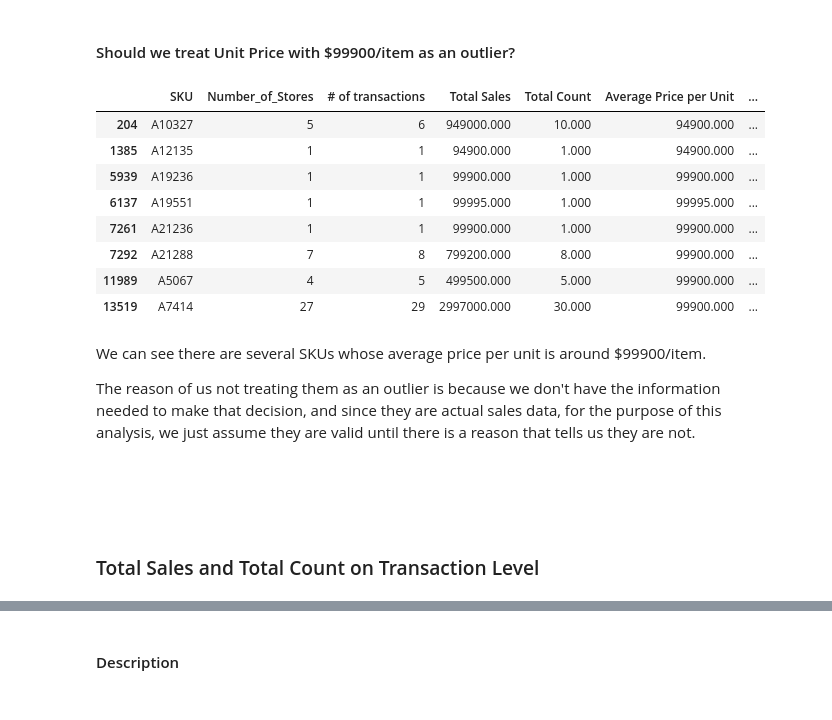
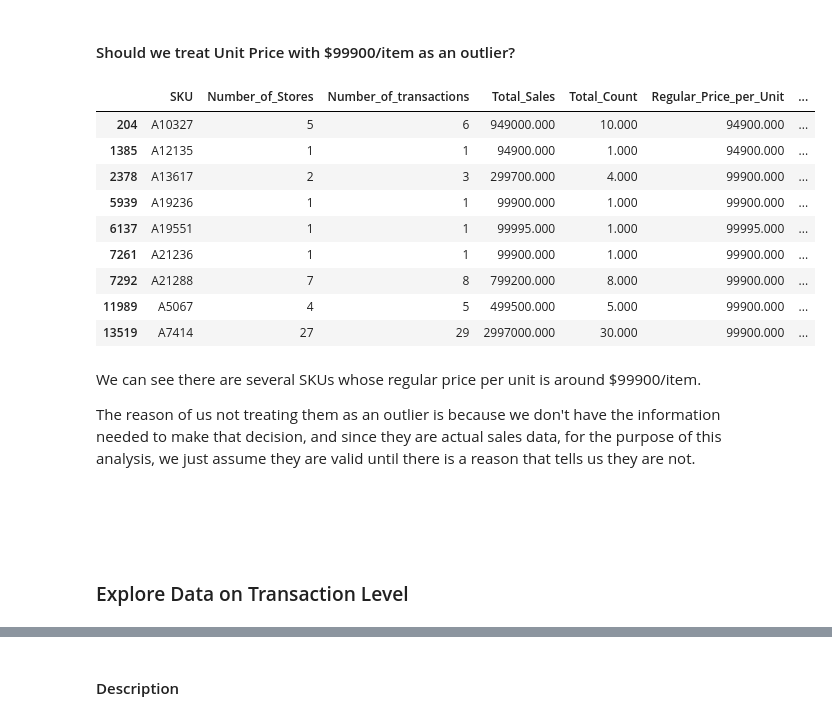
Before and after one commit to WorgenZhang/Retail-Project, a Jupyter notebook: EDA.ipynb, the cells around one changed output, grey strips where cells are left out. Drawn from its saved outputs; the diff is of its cells as text; code cells hidden in the pictures.

```diff
--- a/EDA.ipynb
+++ b/EDA.ipynb
@@ -189,13 +205,21 @@ A10644 are sold across 55 stores and A10809 are sold across 66 stores, meaning t
 # %%
 q = '''
     select
-        SKU, count(distinct StoreID) as 'Number_of_Stores', count(distinct TransactionID) as '# of transactions',
-        sum(Sales) as 'Total Sales', sum(Count) as 'Total Count', sum(Sales)/sum(Count) as 'Average Price per Unit',
-        sum(Sales)/count(distinct TransactionID) as 'Average Sales per Basket For Specific SKU'
+        a.SKU, a.Number_of_Stores, a.Number_of_transactions, a.Total_Sales, a.Total_Count,
+        b.Regular_Price_per_Unit, a.'Average_Sales_per_Basket (For Specific SKU)'
+    from
+    (select
+        SKU, count(distinct StoreID) as 'Number_of_Stores', count(distinct TransactionID) as 'Number_of_transactions',
+        sum(Sales) as 'Total_Sales', sum(Count) as 'Total_Count',
+        sum(Sales)/count(distinct TransactionID) as 'Average_Sales_per_Basket (For Specific SKU)'
     from
         data_type
     group by
-        SKU
+        SKU) a
+    join
+    (select SKU, sum(Sales)/sum(Count) as 'Regular_Price_per_Unit' from data_type where Count!=0 group by SKU ) b
+    on a.SKU=b.SKU
+
     '''
 df2 = pysqldf(q)
 # %%
@@ -336,11 +361,12 @@ On average, 12 stores will implement promotion strategies for certian SKU.
 # %% [markdown]
 #### Should we treat Unit Price with $99900/item as an outlier?
 # %%
-df2[df2['Average Price per Unit']>90000]
+df2[df2['Regular_Price_per_Unit']>90000]
 # %% [output]
-|  | SKU | Number_of_Stores | # of transactions | Total Sales | Total Count | Average Price per Unit | ... |
+|  | SKU | Number_of_Stores | Number_of_transactions | Total_Sales | Total_Count | Regular_Price_per_Unit | ... |
 | 204 | A10327 | 5 | 6 | 949000.000 | 10.000 | 94900.000 | ... |
 | 1385 | A12135 | 1 | 1 | 94900.000 | 1.000 | 94900.000 | ... |
+| 2378 | A13617 | 2 | 3 | 299700.000 | 4.000 | 99900.000 | ... |
 | 5939 | A19236 | 1 | 1 | 99900.000 | 1.000 | 99900.000 | ... |
 | 6137 | A19551 | 1 | 1 | 99995.000 | 1.000 | 99995.000 | ... |
 | 7261 | A21236 | 1 | 1 | 99900.000 | 1.000 | 99900.000 | ... |
@@ -348,13 +374,13 @@ df2[df2['Average Price per Unit']>90000]
 | 11989 | A5067 | 4 | 5 | 499500.000 | 5.000 | 99900.000 | ... |
 | 13519 | A7414 | 27 | 29 | 2997000.000 | 30.000 | 99900.000 | ... |
 # %% [markdown]
-We can see there are several SKUs whose average price per unit is around $99900/item.
+We can see there are several SKUs whose regular price per unit is around $99900/item.
 
 The reason of us not treating them as an outlier is because we don't have the information needed to make that decision, and since they are actual sales data, for the purpose of this analysis, we just assume they are valid until there is a reason that tells us they are not.
 # %% [markdown]
 <br><br>
 # %% [markdown]
-### Total Sales and Total Count on Transaction Level
+### Explore Data on Transaction Level
 # %%
 q = '''
     select
```
Also changed, not shown: parts of 27 cells of this notebook, 4 other files.
